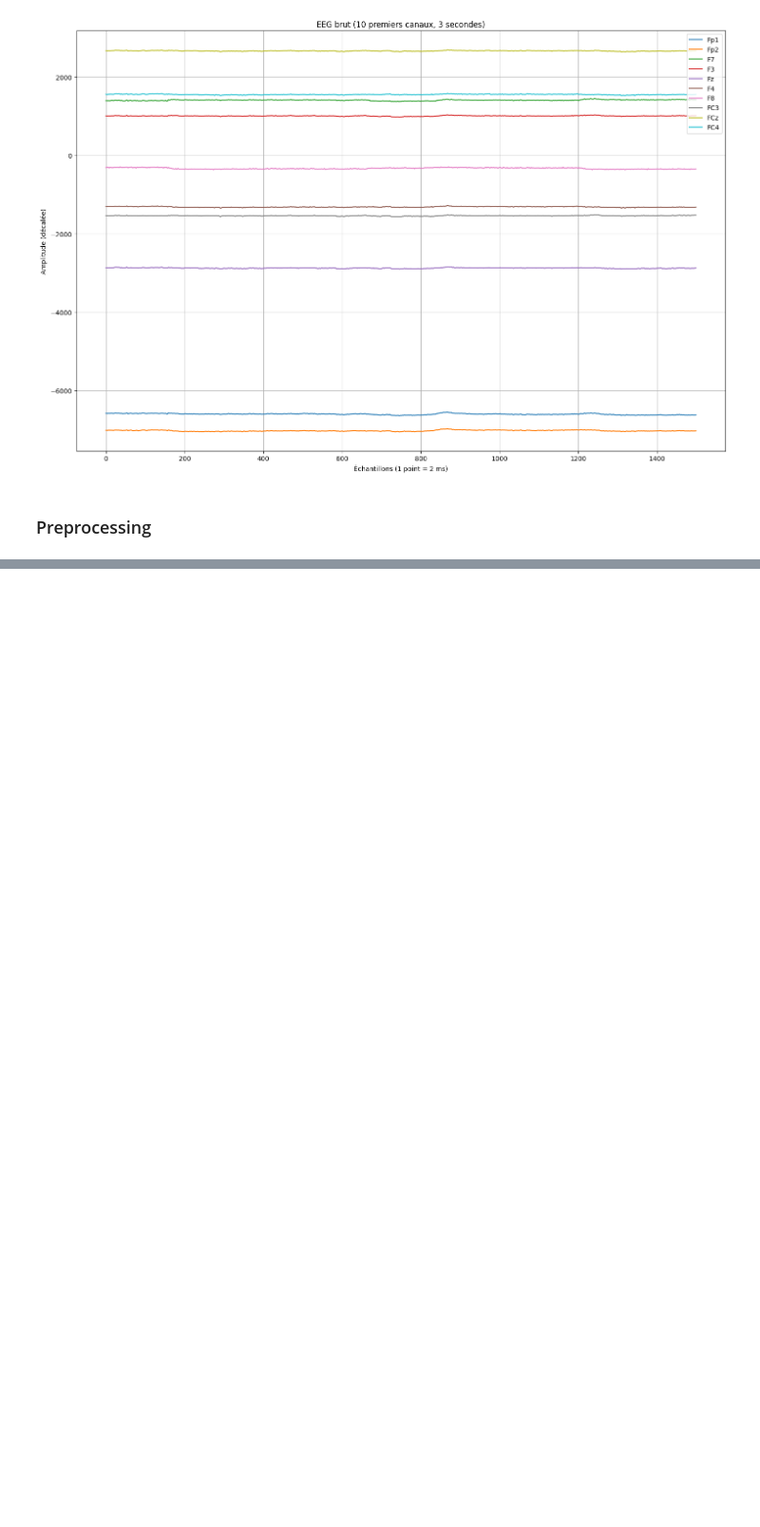
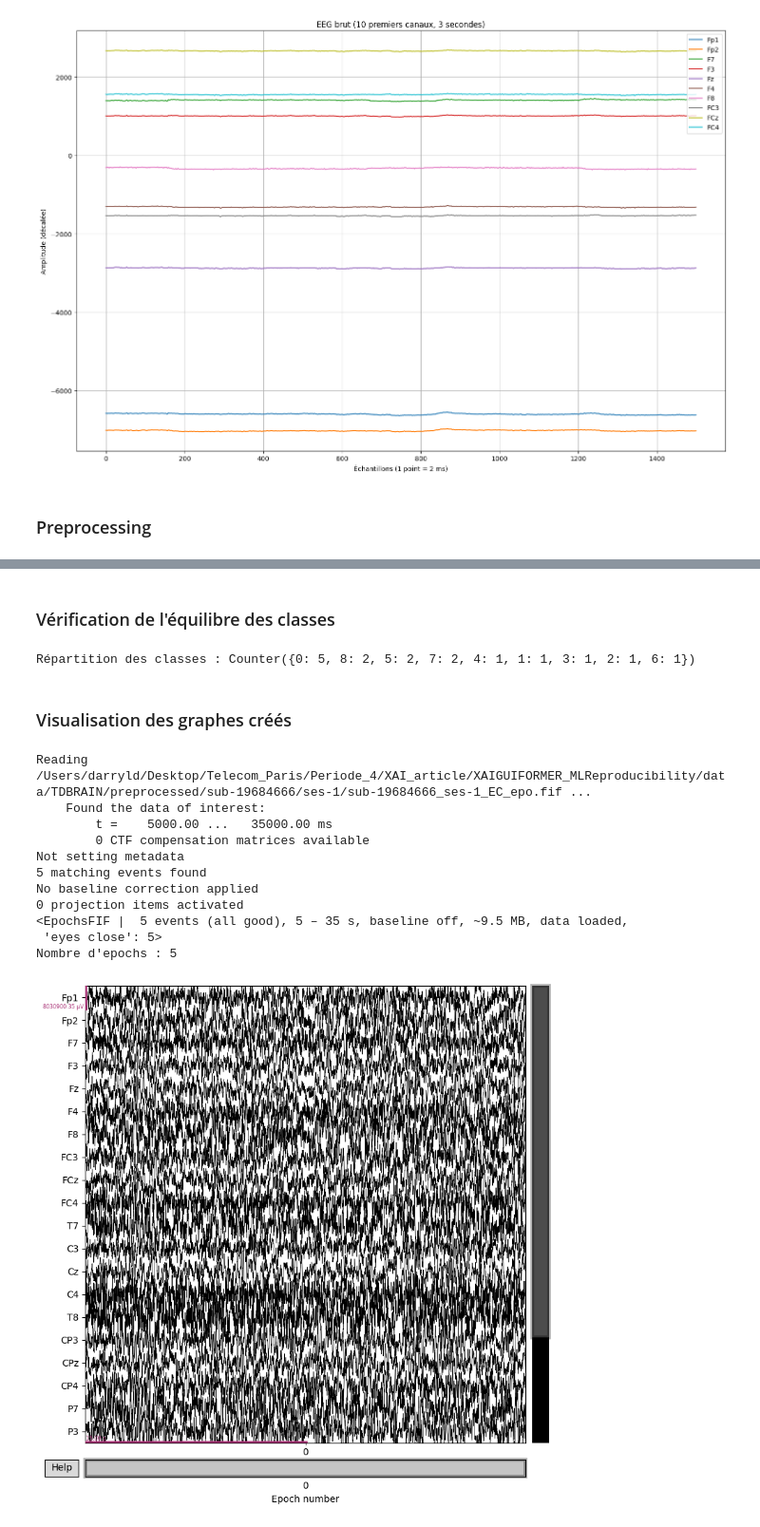
Before and after one commit to robinguiavarch/XAIGUIFORMER_MLReproducibility, a Jupyter notebook: src/dataset_viz.ipynb, the cells around one changed output, grey strips where cells are left out. Shown at 95% size. Drawn from its saved outputs; the diff is of its cells as text; code cells hidden in the pictures; blank space fills up the shorter version.

```diff
--- a/src/dataset_viz.ipynb
+++ b/src/dataset_viz.ipynb
@@ -474,3 +474,15 @@ plt.show()
 [figure]
 # %% [markdown]
 ### Preprocessing
+# %%
+import pickle
+
+with open("../data/TDBRAIN/tokens/connectomes_graphs.pkl", "rb") as f:
+    connectomes_graphs = pickle.load(f)
+
+print(f"Nombre de connectomes : {len(connectomes_graphs)}")
+
+for i, graph in enumerate(connectomes_graphs[:3]):
+    print(f"Connectome {i+1}:")
+    print(graph)
+    print("\n")
@@ -502 +533,13 @@ freq_bounds: torch.Size([10, 2])
 y: tensor([0]), age: tensor([16.3300]), gender: tensor([0.])
+# %% [markdown]
+### Vérification de l'équilibre des classes
+# %%
+import collections
+from collections import Counter
+
+y_all = [int(g.y.item()) for g in xai_graphs]
+print("Répartition des classes :", Counter(y_all))
+# %% [output]
+Répartition des classes : Counter({0: 5, 8: 2, 5: 2, 7: 2, 4: 1, 1: 1, 3: 1, 2: 1, 6: 1})
+# %% [markdown]
+### Visualisation des graphes créés
@@ -502,0 +552,27 @@ y: tensor([0]), age: tensor([16.3300]), gender: tensor([0.])
+# %%
+from pathlib import Path
+import mne
+
+project_root = Path("/Users/darryld/Desktop/Telecom_Paris/Periode_4/XAI_article/XAIGUIFORMER_MLReproducibility")
+fif_path = project_root / "data/TDBRAIN/preprocessed/sub-19684666/ses-1/sub-19684666_ses-1_EC_epo.fif"
+
+epochs = mne.read_epochs(fif_path, preload=True)
+
+print(epochs)
+print(f"Nombre d'epochs : {len(epochs)}")
+
+# --- Afficher le tracé du premier epoch (index 0) ---
+epochs[0].plot(n_channels=20, scalings='auto', title='Premier epoch EEG')
+# %% [output]
+Reading /Users/darryld/Desktop/Telecom_Paris/Periode_4/XAI_article/XAIGUIFORMER_MLReproducibility/data/TDBRAIN/preprocessed/sub-19684666/ses-1/sub-19684666_ses-1_EC_epo.fif ...
+    Found the data of interest:
+        t =    5000.00 ...   35000.00 ms
+        0 CTF compensation matrices available
+Not setting metadata
+5 matching events found
+No baseline correction applied
+0 projection items activated
+<EpochsFIF |  5 events (all good), 5 – 35 s, baseline off, ~9.5 MB, data loaded,
+ 'eyes close': 5>
+Nombre d'epochs : 5
+[figure, added]
```
Also changed, not shown: parts of 4 cells of this notebook, 1 other file.
